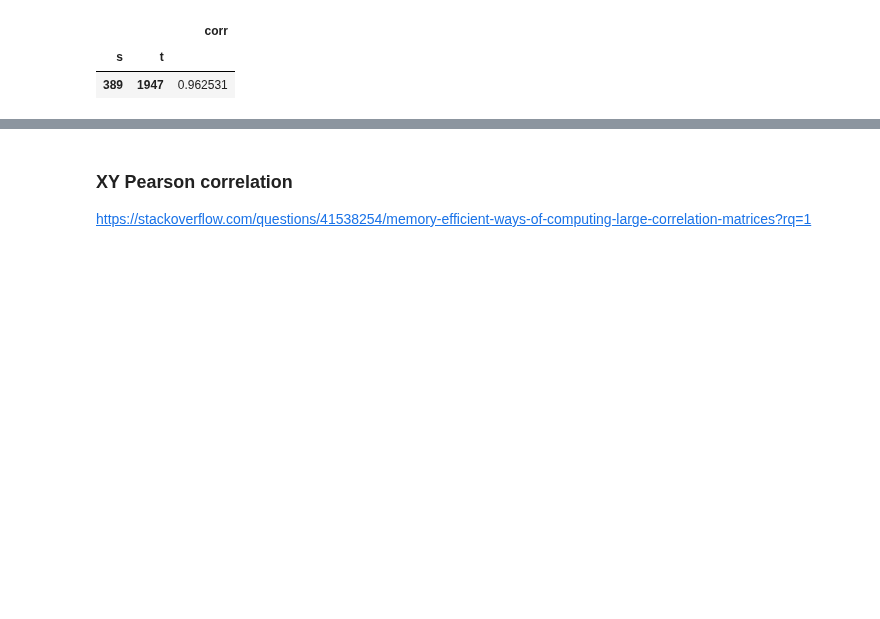
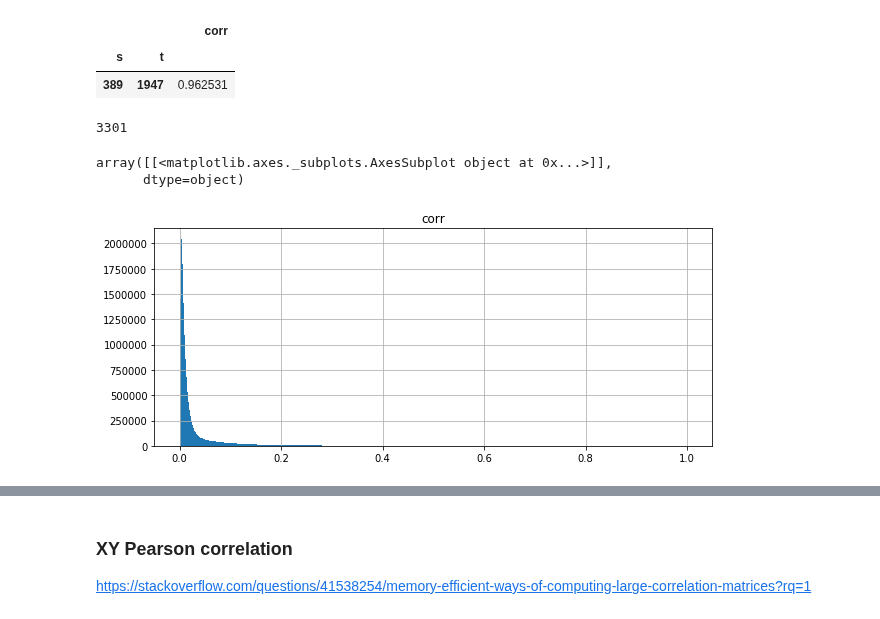
Before and after one commit to BrianDavisMath/FDA-COVID19, a Jupyter notebook: notebooks/greg-mucking-about.ipynb, the cells around one changed output, grey strips where cells are left out. Cells and saved outputs as stored; diff of their text form; code cells hidden in the pictures; blank space fills up the shorter version.

```diff
--- a/notebooks/greg-mucking-about.ipynb
+++ b/notebooks/greg-mucking-about.ipynb
@@ -316,3 +309,14 @@ e.query('s == 389 and t == 1947')
 |  |  | corr |
 | s | t |  |
 | 389 | 1947 | 0.962531 |
+# %%
+e2 = e.abs()
+len(e2[e2['corr'] > 0.9])
+# %% [output]
+3301
+# %%
+e.abs().hist(bins=1000, figsize=(10,4))
+# %% [output]
+array([[<matplotlib.axes._subplots.AxesSubplot object at 0x...>]],
+      dtype=object)
+[figure, added]
```
Also changed, not shown: parts of 9 cells of this notebook.
